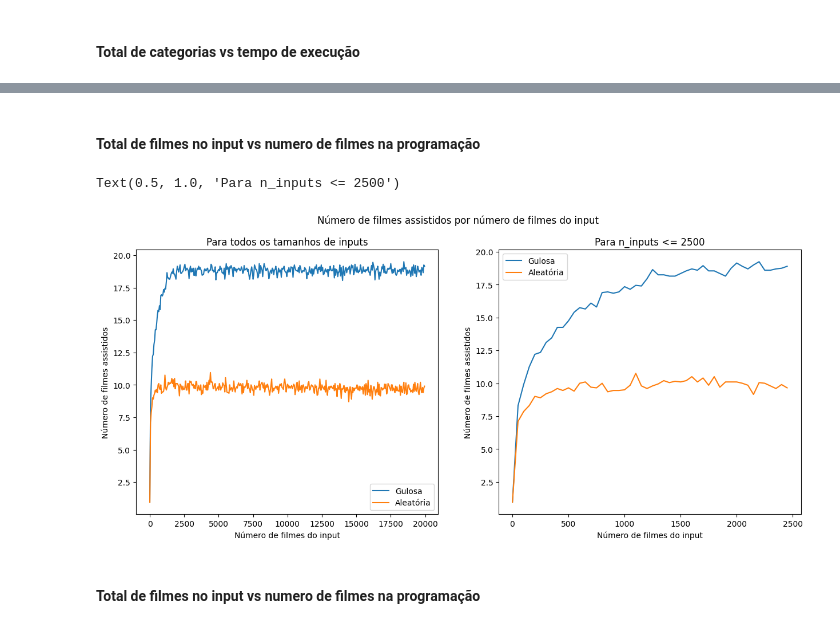
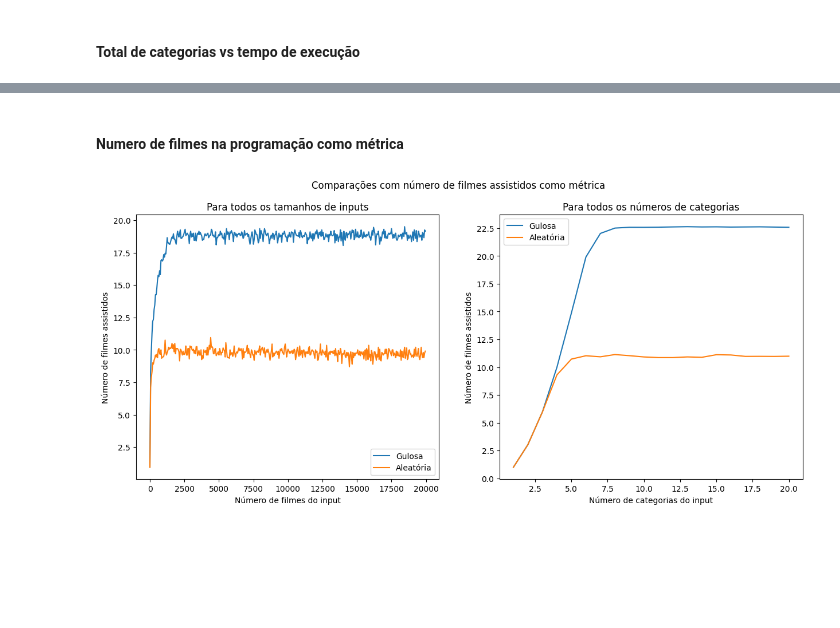
Before and after one commit to arthurchieppe/filmes-supercomp, a Jupyter notebook: relatorio/relatorio_parcial.ipynb, the cells around one changed output, grey strips where cells are left out. Drawn from its saved outputs; the diff is of its cells as text; code cells hidden in the pictures; blank space fills up the shorter version.

```diff
--- a/relatorio/relatorio_parcial.ipynb
+++ b/relatorio/relatorio_parcial.ipynb
@@ -315,27 +315,28 @@ Text(0.5, 1.0, 'Tempo de execução por número de categorias do input')
 [figure]
 # %% [markdown]
-#### Total de filmes no input vs numero de filmes na programação
+#### Numero de filmes na programação como métrica
 # %%
 fig, ax = plt.subplots(ncols=2, figsize=(15, 6))
 # Add title to the figure
-fig.suptitle('Número de filmes assistidos por número de filmes do input')
-gulosa_df_prog = gulosa_df[['n_movies_watched','n_movies']]. groupby('n_movies').mean().reset_index()
-aleatoria_df_prog = aleatoria_df[['n_movies_watched','n_movies']]. groupby('n_movies').mean().reset_index()
+fig.suptitle('Comparações com número de filmes assistidos como métrica')
+gulosa_df_prog = gulosa_df[['n_movies_watched','n_movies', 'n_cat']]
+aleatoria_df_prog = aleatoria_df[['n_movies_watched','n_movies', 'n_cat']]
 
-sns.lineplot(x='n_movies', y='n_movies_watched', data=gulosa_df_prog, label='Gulosa', ax=ax[0])
-sns.lineplot(x='n_movies', y='n_movies_watched', data=aleatoria_df_prog, label='Aleatória', ax=ax[0])
+# Para todos os tamanhos de inputs
+sns.lineplot(x='n_movies', y='n_movies_watched', data=gulosa_df_prog.groupby('n_movies').mean().reset_index(), label='Gulosa', ax=ax[0])
+sns.lineplot(x='n_movies', y='n_movies_watched', data=aleatoria_df_prog.groupby('n_movies').mean().reset_index(), label='Aleatória', ax=ax[0])
 ax[0].set_ylabel('Número de filmes assistidos')
 ax[0].set_xlabel('Número de filmes do input')
 ax[0].set_title('Para todos os tamanhos de inputs')
 
-# Agora com zoom no eixo x
-sns.lineplot(x='n_movies', y='n_movies_watched', data=gulosa_df_prog[gulosa_df_prog['n_movies'] <= 2500], label='Gulosa', ax=ax[1])
-sns.lineplot(x='n_movies', y='n_movies_watched', data=aleatoria_df_prog[aleatoria_df_prog['n_movies'] <= 2500], label='Aleatória', ax=ax[1])
+# Para todas as categorias
+sns.lineplot(x='n_cat', y='n_movies_watched', data=gulosa_df_prog.groupby('n_cat').mean().reset_index(), label='Gulosa', ax=ax[1])
+sns.lineplot(x='n_cat', y='n_movies_watched', data=aleatoria_df_prog.groupby('n_cat').mean().reset_index(), label='Aleatória', ax=ax[1])
 ax[1].set_ylabel('Número de filmes assistidos')
-ax[1].set_xlabel('Número de filmes do input')
-ax[1].set_title('Para n_inputs <= 2500')
+ax[1].set_xlabel('Número de categorias do input')
+ax[1].yaxis.set_major_locator(plt.MaxNLocator(10))
+ax[1].set_title('Para todos os números de categorias')
+
+plt.show()
 # %% [output]
-Text(0.5, 1.0, 'Para n_inputs <= 2500')
-[figure, old version]
+[figure, new version]
-# %% [markdown]
-#### Total de filmes no input vs numero de filmes na programação
```
Also changed, not shown: parts of 4 cells of this notebook.
